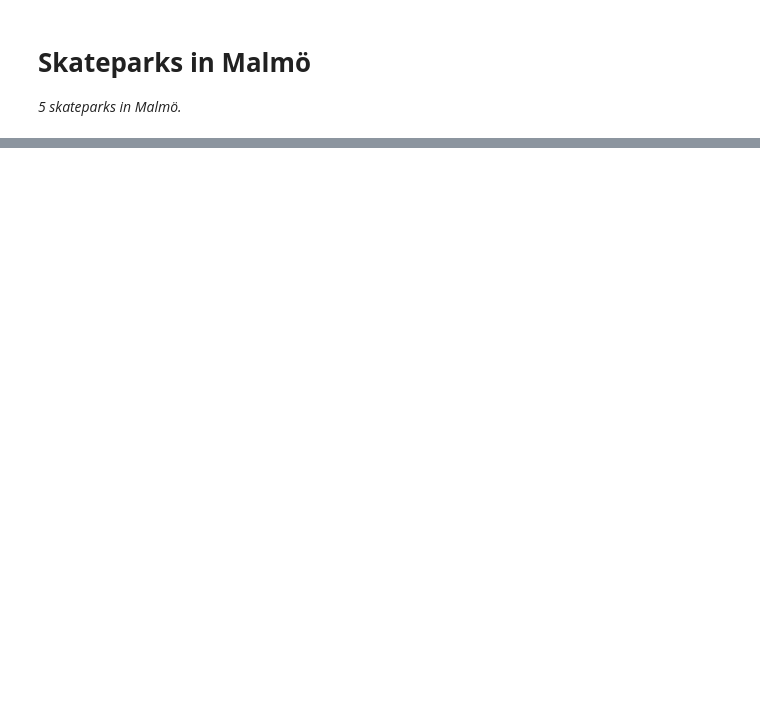
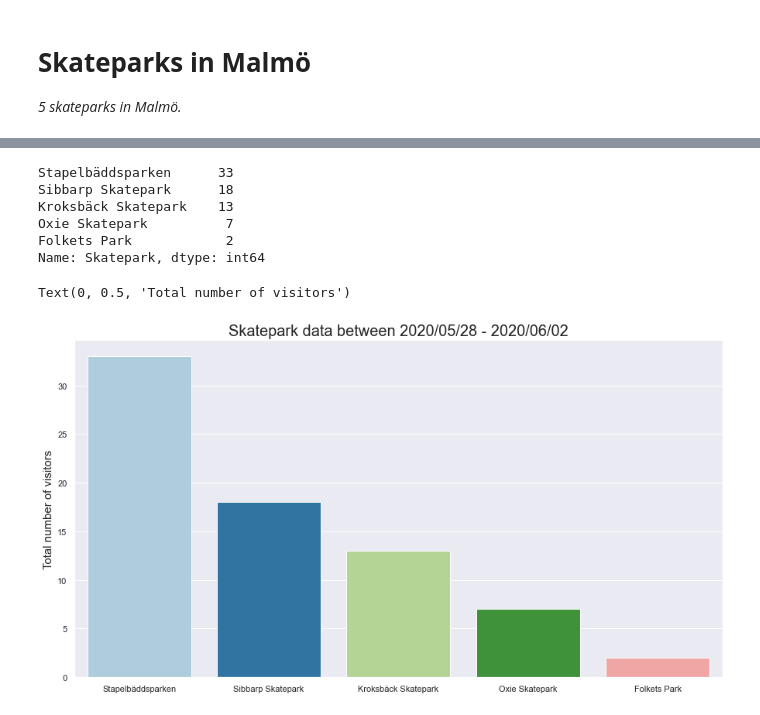
Before and after one commit to johan-github/skateparksindata, a Jupyter notebook: skateparksindata.ipynb, the cells around one changed output, grey strips where cells are left out. Drawn from its saved outputs; the diff is of its cells as text; code cells hidden in the pictures; blank space fills up the shorter version.

Commit message:
added histogram

```diff
--- a/skateparksindata.ipynb
+++ b/skateparksindata.ipynb
@@ -50,3 +50,27 @@ for key, value in coordinates_dictionary.items():
 map
 # %% [output]
 [interactive output not drawn]
+# %%
+data = "Data/skateparks.csv"
+df = pd.read_csv(data)
+# %%
+# Convert object to int
+skateparks_to_value = df['Skatepark'].value_counts()
+# skateparks_to_value
+# %% [output]
+Stapelbäddsparken      33
+Sibbarp Skatepark      18
+Kroksbäck Skatepark    13
+Oxie Skatepark          7
+Folkets Park            2
+Name: Skatepark, dtype: int64
+# %%
+# Create diagram and decide color/size
+plt.figure(figsize=(15,8))
+sns.set(style="darkgrid")
+ax = sns.barplot(skateparks_to_value.index, skateparks_to_value.values, palette='Paired')
+plt.title('Skatepark data between 2020/05/28 - 2020/06/02', fontsize=20)
+plt.ylabel('Total number of visitors', fontsize=15)
+# %% [output]
+Text(0, 0.5, 'Total number of visitors')
+[figure, added]
```
Also changed, not shown: parts of 1 cell of this notebook.
